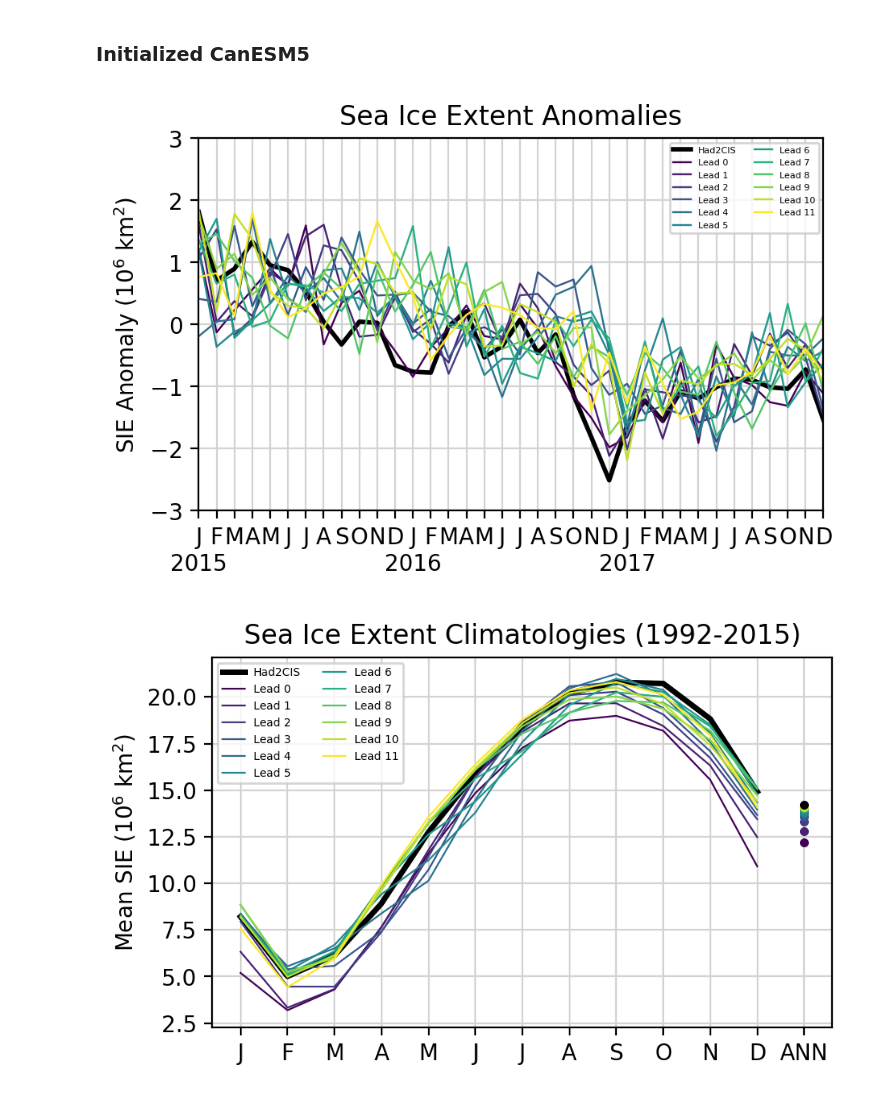
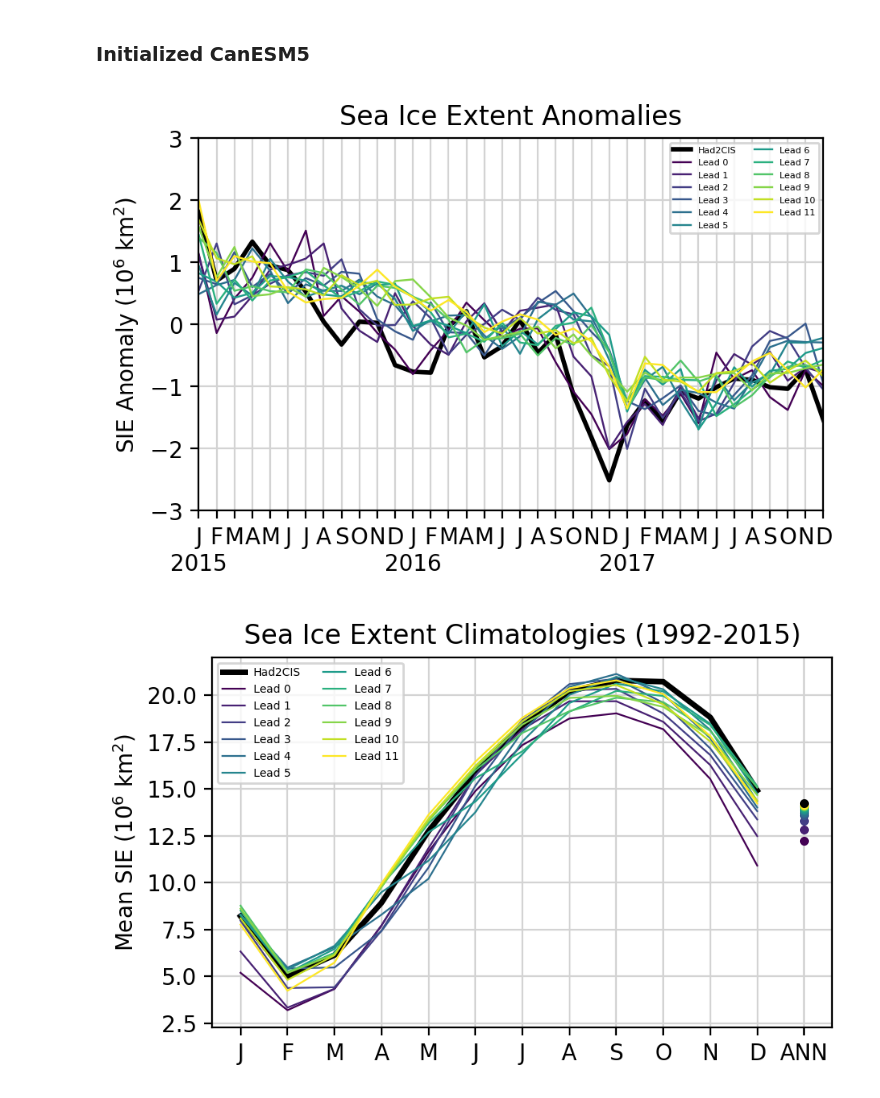
Before and after one commit to bobby-payne/icepack, a Jupyter notebook: Timeseries Plots.ipynb, the cells around one changed output. Saved outputs shown, nothing was run; the diff lists cells and outputs as text; code cells hidden in the pictures.

Commit message:
fixed initialized CanESM5 plots

```diff
--- a/Timeseries Plots.ipynb
+++ b/Timeseries Plots.ipynb
@@ -92,29 +92,37 @@ sie_clim_CanESM5_1950full = get_climatology(sie_CanESM5_1950full, var='SIE',ref_
 # %% [markdown]
 ### CanESM5 initialized
 # %%
-# CELL TAKES ~1-2 MINUTES TO RUN
+# CELL TAKES ~2 MINUTES TO RUN
 
 # paths for data
 data_path_list = [f"../data/model/CanESM5/init/sic_1x1/sf_chfp3b_1x1_1980_m{monthstr[i]}_202{int(np.heaviside(i,0))}_m{monthstr[(i+11)%12]}_ens10_sicn.nc" for i in range(12)]
 grid_path = "../data/model/CanESM5/init/sic_1x1/sf_chfp3b_1x1_grid.nc"
 
-# open data
-sic_list = []
+# open data, each file corresponding to a unique INITIALIZATION MONTH
+print("Opening data")
+sic_CanESM5_init = []
 for i,path in enumerate(data_path_list):
     print(i, path)
     sic = format_time_coord(xr.open_dataset(path),f'1980-{monthstr[i]}',f'202{int(np.heaviside(i,0))}-{monthstr[(i+11)%12]}',freq='M')
-    sic = sic.where(sic['ensemble']==9,drop=True)
-    sic_list.append(sic)
+    sic_CanESM5_init.append(sic)
 grid = xr.open_dataset(grid_path)
 
-# add a lead time coordinate
-for i in range(len(sic_list)):
+# calculate SIE (ensemble mean) and SIE anomalies
+print("Calculating SIE")
+sie_CanESM5_init = [sic_to_sie(sic, grid, lat_bounds=(-90,0), sic_label='SICN', lat_label='latitude', lon_label='longitude', ensemble='mean').load() for sic in sic_CanESM5_init]
+sie_anom_CanESM5_init = [remove_trend(sie,'SIE',method=method,ref_period=daterange) for sie in sie_CanESM5_init]
+
+# add a lead time coordinate to the SIE data set
+print("Adding a lead time coordinate")
+for i in range(len(sie_CanESM5_init)):
     im = i + 1
-    sic_list[i] = sic_list[i].assign_coords(lead=(sic_list[i]['time.month'] - im)%12)
+    sie_CanESM5_init[i]['lead'] = (sie_CanESM5_init[i]['time.month'] - im)%12
+    sie_anom_CanESM5_init[i]['lead'] = (sie_anom_CanESM5_init[i]['time.month'] - im)%12
 
-# sort by LEAD TIME and SIE, anomalies, climatology.
-sic_CanESM5_init = [xr.merge([sic_list[im-1].where(sic_list[im-1]['lead']==lead,drop=True) for im in np.arange(1,13)]) for lead in range(12)]
-sie_CanESM5_init = [sic_to_sie(sic, grid, lat_bounds=(-90,0), sic_label='SICN', lat_label='latitude', lon_label='longitude', ensemble='mean').drop_vars('lead').load() for sic in sic_CanESM5_init]
-sie_anom_CanESM5_init = [remove_trend(sie,'SIE',method=method,ref_period=daterange) for sie in sie_CanESM5_init]
-sie_clim_CanESM5_init = [get_climatology(sie,var='SIE',ref_period=daterange_clim) for sie in sie_CanESM5_init]
+# re-sort by leadtime
+sie_CanESM5_init_lt = [xr.merge([sie_CanESM5_init[im-1].where(sie_CanESM5_init[im-1]['lead']==lead,drop=True) for im in np.arange(1,13)]) for lead in range(12)]
+sie_anom_CanESM5_init_lt = [xr.merge([sie_anom_CanESM5_init[im-1].where(sie_anom_CanESM5_init[im-1]['lead']==lead,drop=True) for im in np.arange(1,13)]) for lead in range(12)]
+
+# Calculate climatology
+sie_clim_CanESM5_init = [get_climatology(sie,var='SIE',ref_period=daterange_clim) for sie in sie_CanESM5_init_lt]
 # %% [output]
@@ -244,32 +269,33 @@ plt.show()
 # %%
 fix,ax=plt.subplots(1,1,figsize=(5,3),dpi=200)
 
 # The data to be plotted, the years over which to plot, labels for legend, etc.
 y0,y1 = [2015,2017]
 colors = cm.viridis(np.linspace(0,1,12))
 labels = ['Had2CIS','Lead 0','Lead 1','Lead 2','Lead 3','Lead 4','Lead 5','Lead 6','Lead 7','Lead 8','Lead 9','Lead 10','Lead 11']
 
 # Plot the data
 sie_anom_Had2CIS.where((sie_anom_Had2CIS['time.year']>=y0) & (sie_anom_Had2CIS['time.year']<=y1),drop=True).to_dataframe().plot.line(ax=ax,legend=False,linewidth=2,color='black')
-for i,data in enumerate(sie_anom_CanESM5_init):
+for i,data in enumerate(sie_anom_CanESM5_init_lt):
+    data = data.drop_vars('lead')
     data.where((data['time.year']>=y0) & (data['time.year']<=y1),drop=True).to_dataframe().plot.line(ax=ax,legend=False,linewidth=.85,color=colors[i])
 
 # Other details of the plots
 xlabels = monthletters*(y1-y0+1)
 for i,yr in enumerate(np.arange(y0,y1+1,1)):
     xlabels[12*i] += f'\n{yr}'
 ax.set_xlim(np.datetime64(f"{y0}-01"),np.datetime64(f"{y1}-12"))
 ax.set_xticks(np.arange(np.datetime64(f"{y0}-01"),np.datetime64(f"{y1+1}-01"),np.timedelta64(1,"M")))
 ax.set_xticklabels(xlabels)
 ax.set_xlabel(None)
 ax.set_ylabel(r"SIE Anomaly ($10^6\ \mathrm{km}^2$)")
 ax.set_ylim(-3,3)
 ax.set_title("Sea Ice Extent Anomalies")
 ax.grid(color='lightgrey')
 ax.legend(labels,ncols=2,fontsize=4)
 plt.show()
 # %% [output]
-[figure, old version]
+[figure, new version]
 # %%
 fix,ax=plt.subplots(1,1,figsize=(5,3),dpi=200)
 
@@ -296,7 +322,7 @@ ax.grid(color='lightgrey')
 ax.legend(labels,ncols=2,fontsize=5)
 plt.show()
 # %% [output]
-[figure, old version]
+[figure, new version]
 # %%
 fix,ax=plt.subplots(1,1,figsize=(5,3),dpi=200)
 
```
Also changed, not shown: parts of 4 cells of this notebook.
